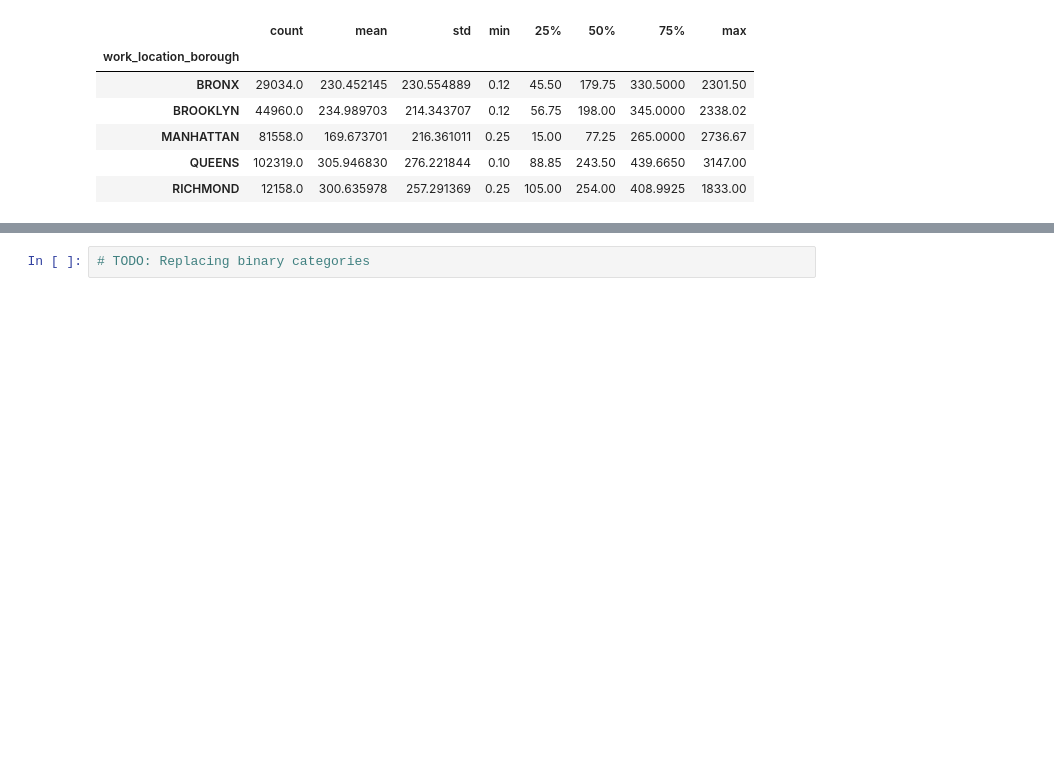
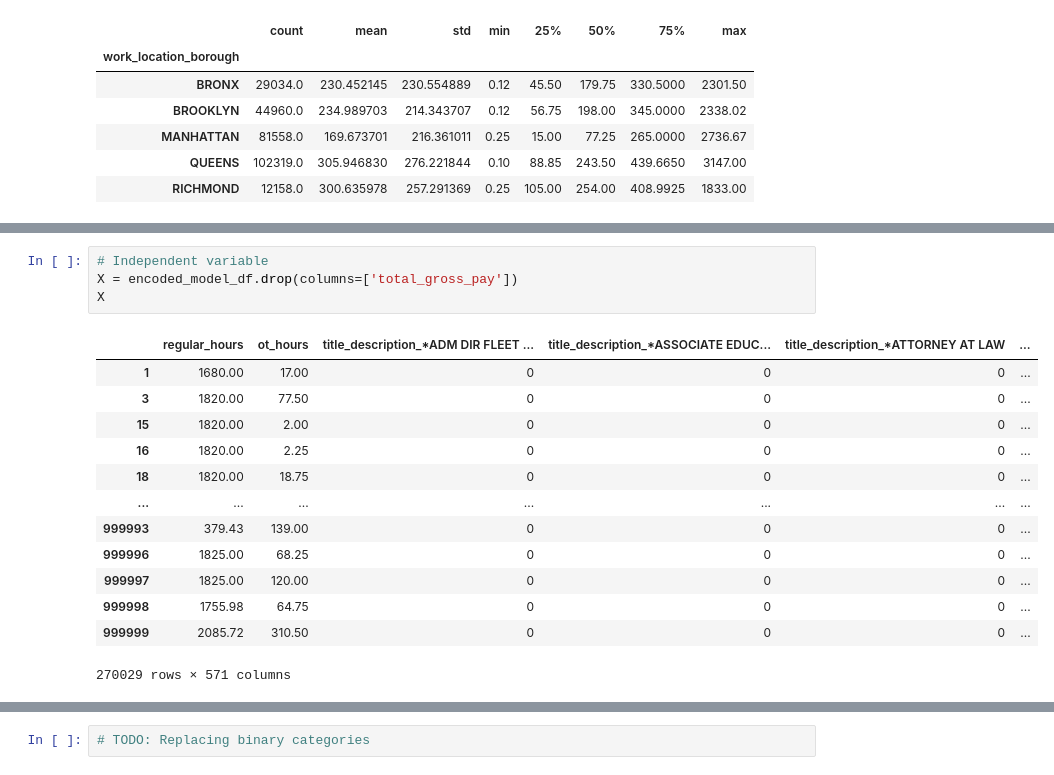
Before and after one commit to defunSM/NYC-Salary-Predictor, a Jupyter notebook: NYC_Salary_Forcasting.ipynb, the cells around one changed output, grey strips where cells are left out. Drawn from its saved outputs; the diff is of its cells as text; blank space fills up the shorter version.

```diff
--- a/NYC_Salary_Forcasting.ipynb
+++ b/NYC_Salary_Forcasting.ipynb
@@ -376,0 +412,18 @@ ETL PipeLine
+# %%
+# Independent variable
+X = encoded_model_df.drop(columns=['total_gross_pay'])
+X
+# %% [output]
+|  | regular_hours | ot_hours | title_description_*ADM DIR FLEET ... | title_description_*ASSOCIATE EDUC... | title_description_*ATTORNEY AT LAW | ... |
+| 1 | 1680.00 | 17.00 | 0 | 0 | 0 | ... |
+| 3 | 1820.00 | 77.50 | 0 | 0 | 0 | ... |
+| 15 | 1820.00 | 2.00 | 0 | 0 | 0 | ... |
+| 16 | 1820.00 | 2.25 | 0 | 0 | 0 | ... |
+| 18 | 1820.00 | 18.75 | 0 | 0 | 0 | ... |
+| ... | ... | ... | ... | ... | ... | ... |
+| 999993 | 379.43 | 139.00 | 0 | 0 | 0 | ... |
+| 999996 | 1825.00 | 68.25 | 0 | 0 | 0 | ... |
+| 999997 | 1825.00 | 120.00 | 0 | 0 | 0 | ... |
+| 999998 | 1755.98 | 64.75 | 0 | 0 | 0 | ... |
+| 999999 | 2085.72 | 310.50 | 0 | 0 | 0 | ... |
+270029 rows × 571 columns
```
Also changed, not shown: parts of 8 cells of this notebook.
